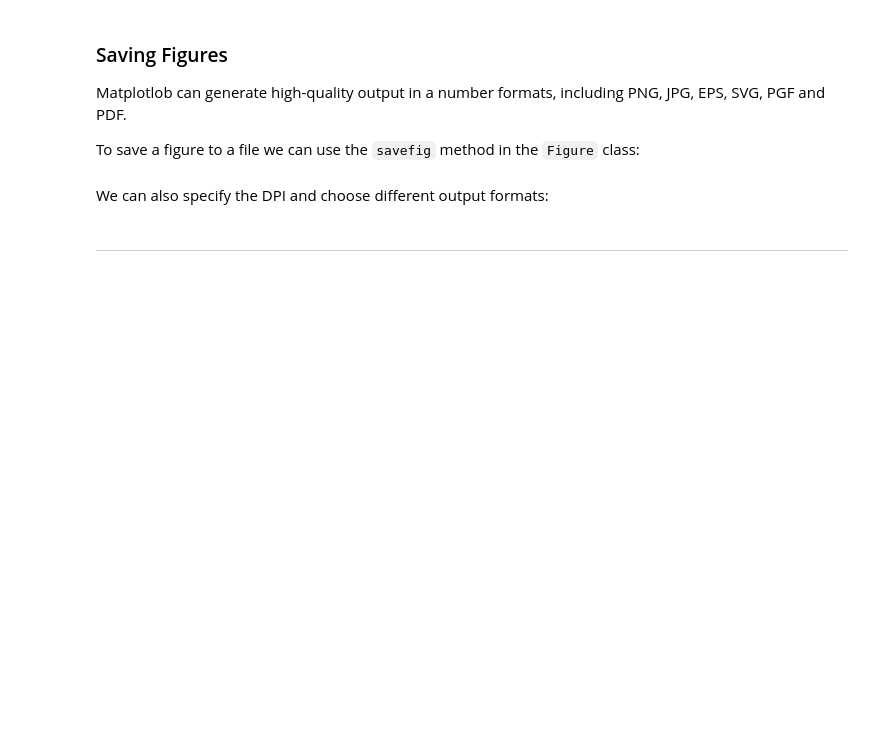
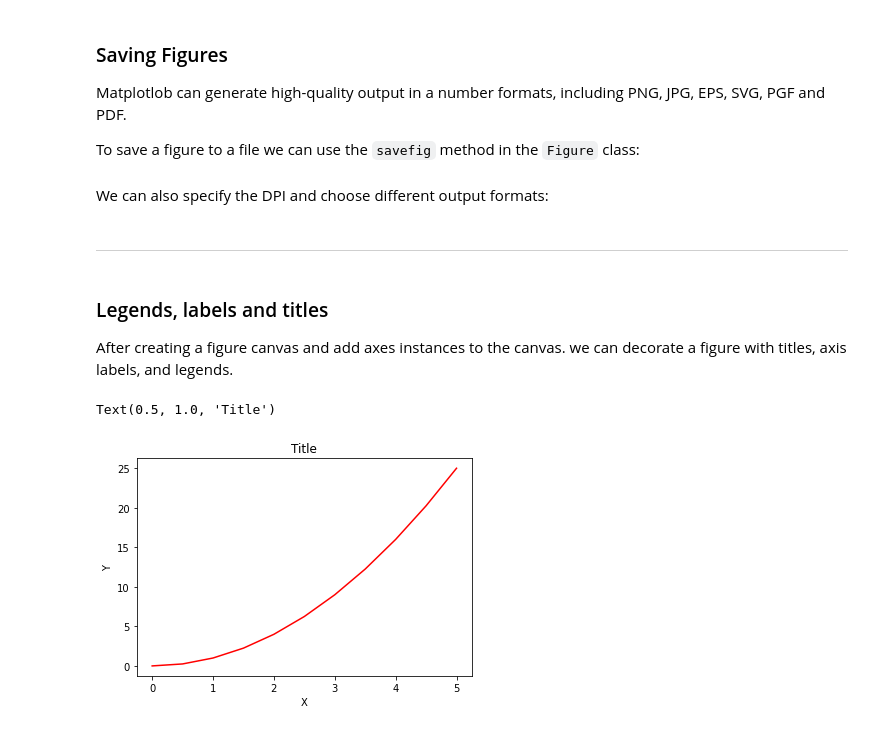
Before and after one commit to arpitbaheti2002/Data-Science-tutorials-Udemy, a Jupyter notebook: 05_Data-visualization-Matplotlib/01_Matplotlib-concepts.ipynb, the cells around one changed output. Cells and saved outputs as stored; diff of their text form; code cells hidden in the pictures; blank space fills up the shorter version.

```diff
--- a/05_Data-visualization-Matplotlib/01_Matplotlib-concepts.ipynb
+++ b/05_Data-visualization-Matplotlib/01_Matplotlib-concepts.ipynb
@@ -202,3 +202,16 @@ We can also specify the DPI and choose different output formats:
 fig.savefig('files/fig2.png', dpi=200)
 # %% [markdown]
 <hr>
+# %% [markdown]
+### Legends, labels and titles
+After creating a figure canvas and add axes instances to the canvas. we can decorate a figure with titles, axis labels, and legends.
+# %%
+fig, axes = plt.subplots()
+
+axes.plot(x, y, 'r')
+axes.set_xlabel('X')
+axes.set_ylabel('Y')
+axes.set_title('Title')
+# %% [output]
+Text(0.5, 1.0, 'Title')
+[figure, added]
```
Also changed, not shown: parts of 24 cells of this notebook.
